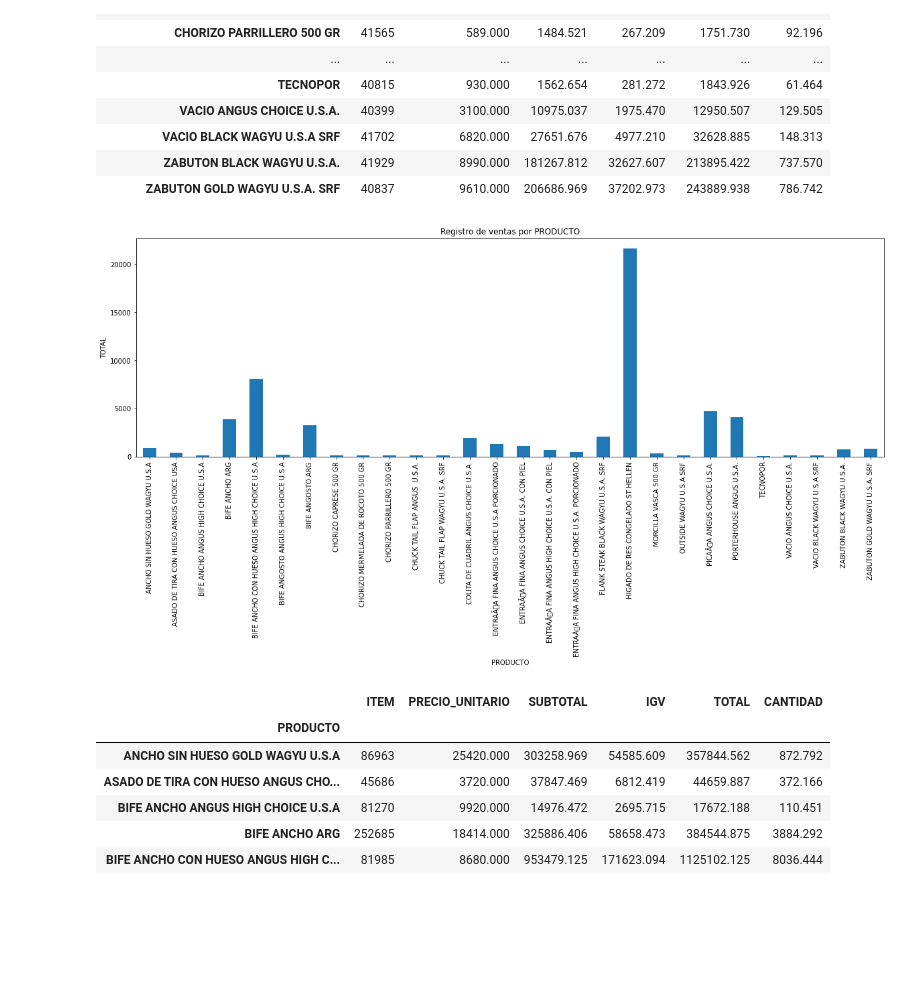
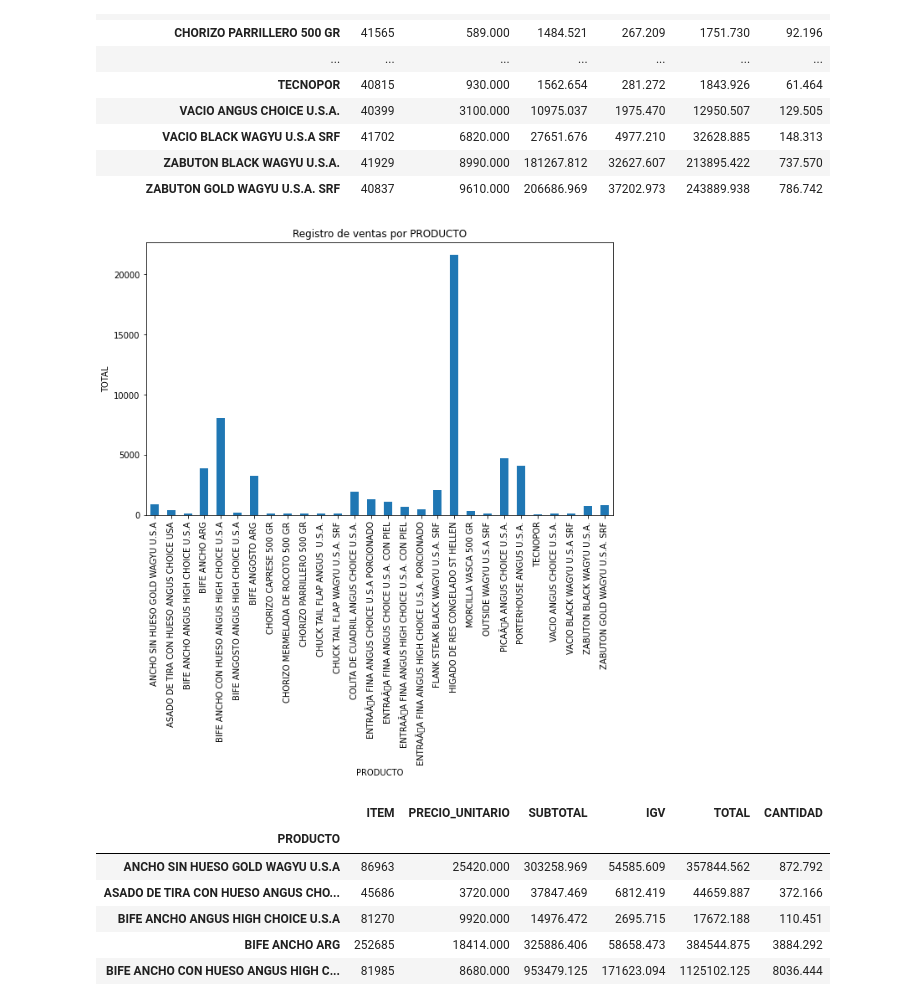
Before and after one commit to rdcn93/UPC_PI2_Model, a Jupyter notebook: UPC_PI2_Modelo.ipynb, the cells around one changed output. Drawn from its saved outputs; the diff is of its cells as text; code cells hidden in the pictures; blank space fills up the shorter version.

```diff
--- a/UPC_PI2_Modelo.ipynb
+++ b/UPC_PI2_Modelo.ipynb
@@ -295,13 +295,13 @@ df_productos_day
 | ZABUTON BLACK WAGYU U.S.A. | 41929 | 8990.000 | 181267.812 | 32627.607 | 213895.422 | 737.570 |
 | ZABUTON GOLD WAGYU U.S.A. SRF | 40837 | 9610.000 | 206686.969 | 37202.973 | 243889.938 | 786.742 |
 # %%
-df_productos_day["CANTIDAD"].plot.bar(figsize = (20,6))
+df_productos_day["CANTIDAD"].plot.bar(figsize = (10,6))
 plt.title("Registro de ventas por PRODUCTO")
 plt.xticks(rotation=90)
 plt.ylabel("TOTAL")
 plt.show()
 # %% [output]
-[figure, old version]
+[figure, new version]
 # %%
 df_productos_day
 # %% [output]
```
Also changed, not shown: parts of 27 cells of this notebook.
